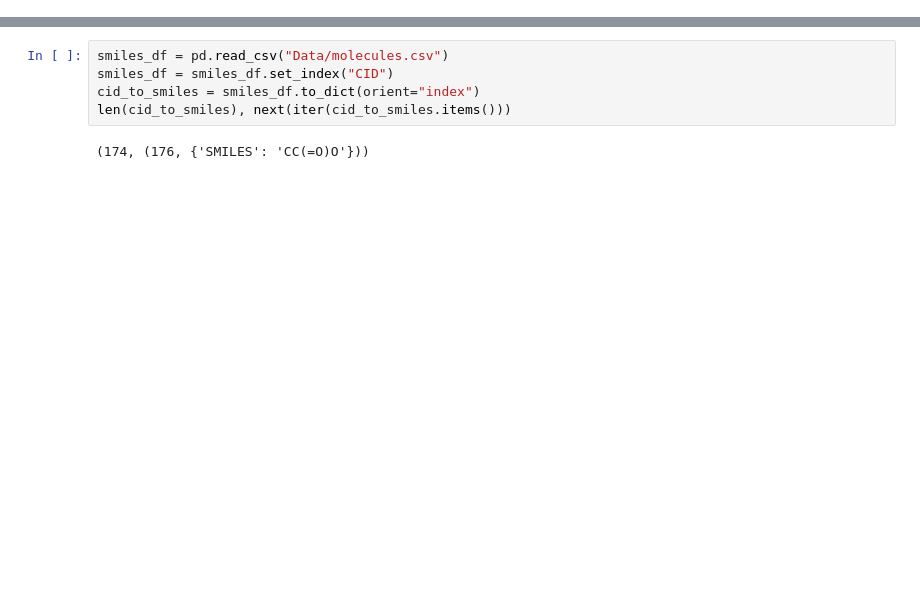
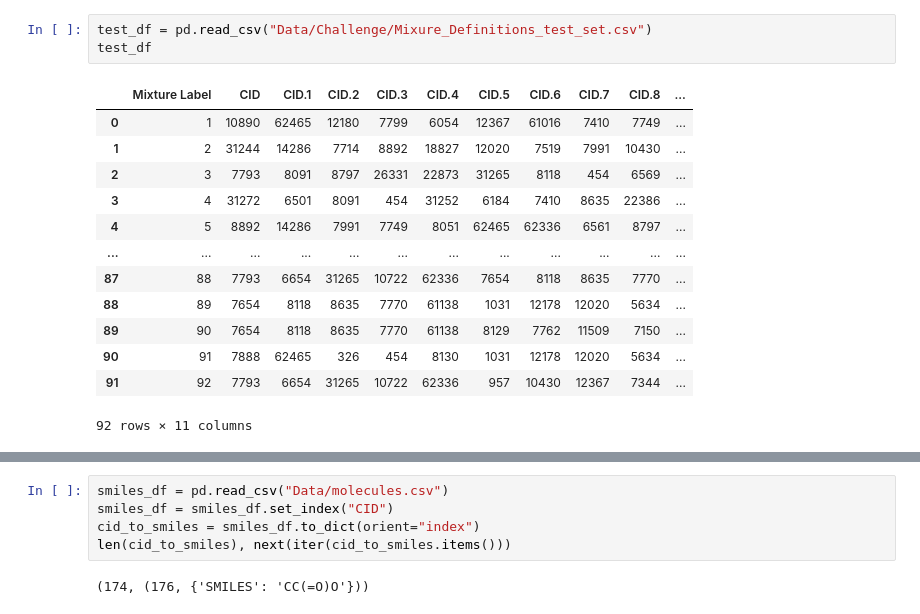
Before and after one commit to laurahsisson/dream, a Jupyter notebook: blends.ipynb, the cells around one changed output, grey strips where cells are left out. Cells and saved outputs as stored; diff of their text form; blank space fills up the shorter version.

Commit message:
Seemingly finished preprocessing on competition data

```diff
--- a/blends.ipynb
+++ b/blends.ipynb
@@ -17,3 +17,20 @@ df
 | 701 | Bushdid | 519 | 2969 | 264 | 8048 | 6054 | 4133 | 8635 | 10560 | 12348 | ... |
 | 702 | Bushdid | 520 | 2969 | 264 | 8048 | 6054 | 4133 | 8635 | 10560 | 12348 | ... |
 703 rows × 60 columns
+# %%
+test_df = pd.read_csv("Data/Challenge/Mixure_Definitions_test_set.csv")
+test_df
+# %% [output]
+|  | Mixture Label | CID | CID.1 | CID.2 | CID.3 | CID.4 | CID.5 | CID.6 | CID.7 | CID.8 | ... |
+| 0 | 1 | 10890 | 62465 | 12180 | 7799 | 6054 | 12367 | 61016 | 7410 | 7749 | ... |
+| 1 | 2 | 31244 | 14286 | 7714 | 8892 | 18827 | 12020 | 7519 | 7991 | 10430 | ... |
+| 2 | 3 | 7793 | 8091 | 8797 | 26331 | 22873 | 31265 | 8118 | 454 | 6569 | ... |
+| 3 | 4 | 31272 | 6501 | 8091 | 454 | 31252 | 6184 | 7410 | 8635 | 22386 | ... |
+| 4 | 5 | 8892 | 14286 | 7991 | 7749 | 8051 | 62465 | 62336 | 6561 | 8797 | ... |
+| ... | ... | ... | ... | ... | ... | ... | ... | ... | ... | ... | ... |
+| 87 | 88 | 7793 | 6654 | 31265 | 10722 | 62336 | 7654 | 8118 | 8635 | 7770 | ... |
+| 88 | 89 | 7654 | 8118 | 8635 | 7770 | 61138 | 1031 | 12178 | 12020 | 5634 | ... |
+| 89 | 90 | 7654 | 8118 | 8635 | 7770 | 61138 | 8129 | 7762 | 11509 | 7150 | ... |
+| 90 | 91 | 7888 | 62465 | 326 | 454 | 8130 | 1031 | 12178 | 12020 | 5634 | ... |
+| 91 | 92 | 7793 | 6654 | 31265 | 10722 | 62336 | 957 | 10430 | 12367 | 7344 | ... |
+92 rows × 11 columns
```
Also changed, not shown: parts of 14 cells of this notebook, 1 other file.
